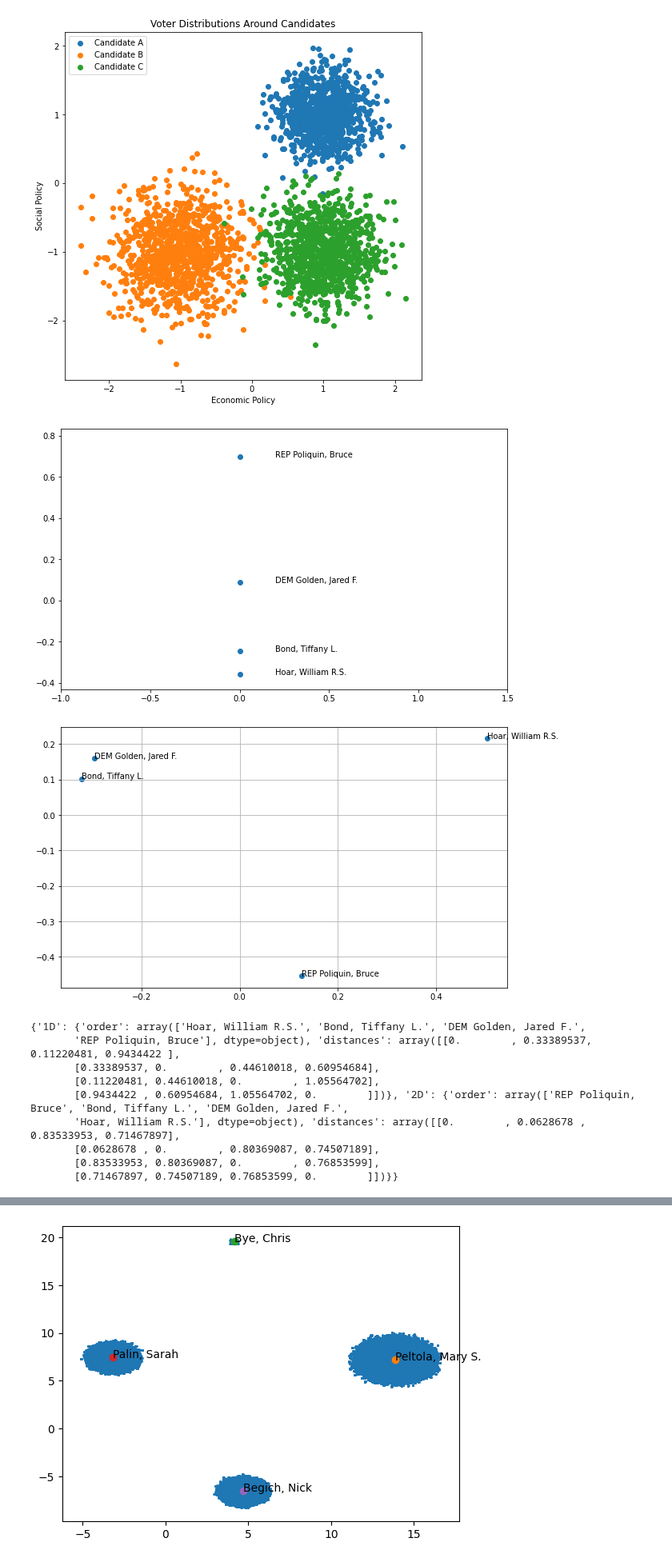
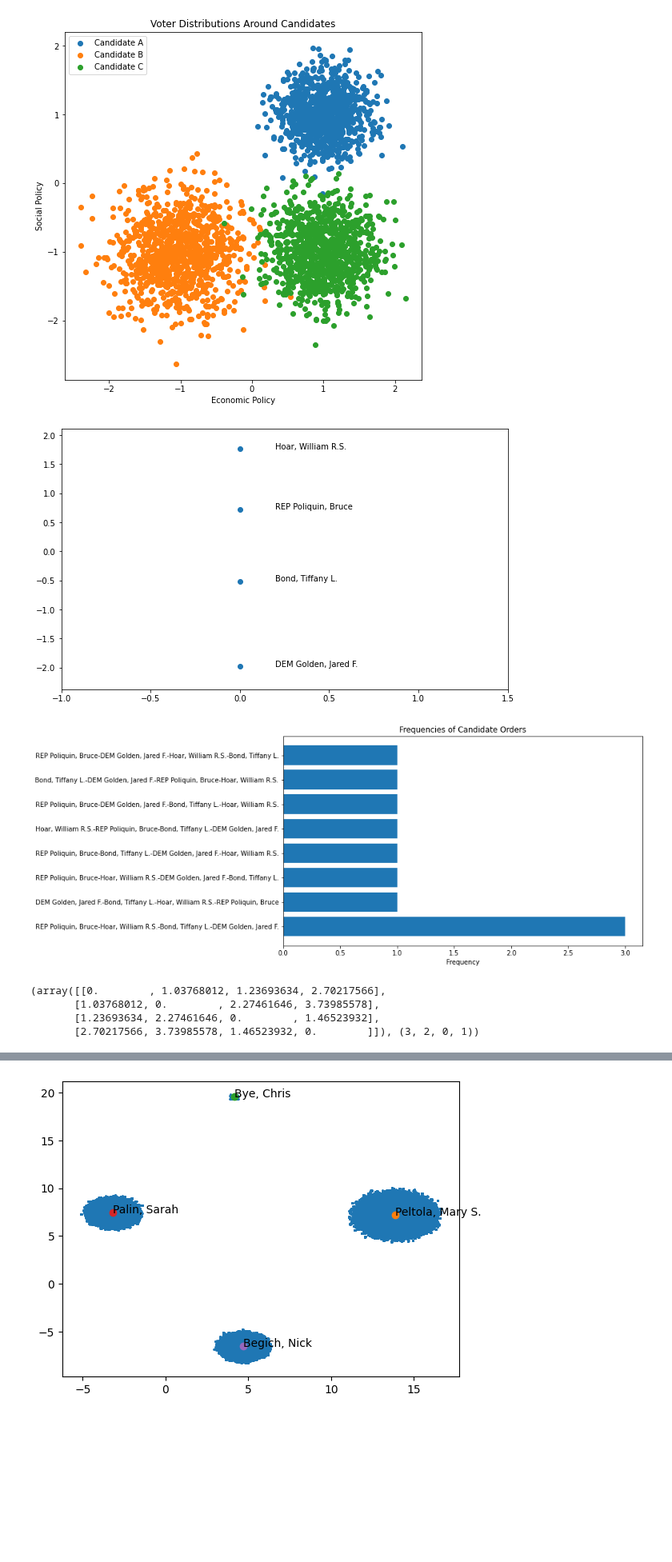
Before and after one commit to ericssimpson/voting-analysis-tools, a Jupyter notebook: mds_exploration/rcv_dimensionality.ipynb, the cells around one changed output, grey strips where cells are left out. Shown at 80% size. Drawn from its saved outputs; the diff is of its cells as text; code cells hidden in the pictures; blank space fills up the shorter version.

```diff
--- a/mds_exploration/rcv_dimensionality.ipynb
+++ b/mds_exploration/rcv_dimensionality.ipynb
@@ -162,19 +299,14 @@ def perform_rcv_analysis(csv_file, ignore_values=None, metric=False):
     return distance_dict
 # %%
 # Test the function with the provided CSV file
-maine = perform_rcv_analysis(f"Maine_11062018_CongressionalDistrict2.csv")
+maine = perform_rcv_analysis(f"Maine_11062018_CongressionalDistrict2.csv", n_runs=10)
 print(maine)
 # %% [output]
-[figure, old version]
+[figure, new version]
-[figure, old version]
+[figure, new version]
-{'1D': {'order': array(['Hoar, William R.S.', 'Bond, Tiffany L.', 'DEM Golden, Jared F.',
-       'REP Poliquin, Bruce'], dtype=object), 'distances': array([[0.        , 0.33389537, 0.11220481, 0.9434422 ],
-       [0.33389537, 0.        , 0.44610018, 0.60954684],
-       [0.11220481, 0.44610018, 0.        , 1.05564702],
-       [0.9434422 , 0.60954684, 1.05564702, 0.        ]])}, '2D': {'order': array(['REP Poliquin, Bruce', 'Bond, Tiffany L.', 'DEM Golden, Jared F.',
-       'Hoar, William R.S.'], dtype=object), 'distances': array([[0.        , 0.0628678 , 0.83533953, 0.71467897],
-       [0.0628678 , 0.        , 0.80369087, 0.74507189],
-       [0.83533953, 0.80369087, 0.        , 0.76853599],
-       [0.71467897, 0.74507189, 0.76853599, 0.        ]])}}
+(array([[0.        , 1.03768012, 1.23693634, 2.70217566],
+       [1.03768012, 0.        , 2.27461646, 3.73985578],
+       [1.23693634, 2.27461646, 0.        , 1.46523932],
+       [2.70217566, 3.73985578, 1.46523932, 0.        ]]), (3, 2, 0, 1))
 # %%
 # Test the function with the provided CSV file
```
Also changed, not shown: parts of 2 cells of this notebook.
